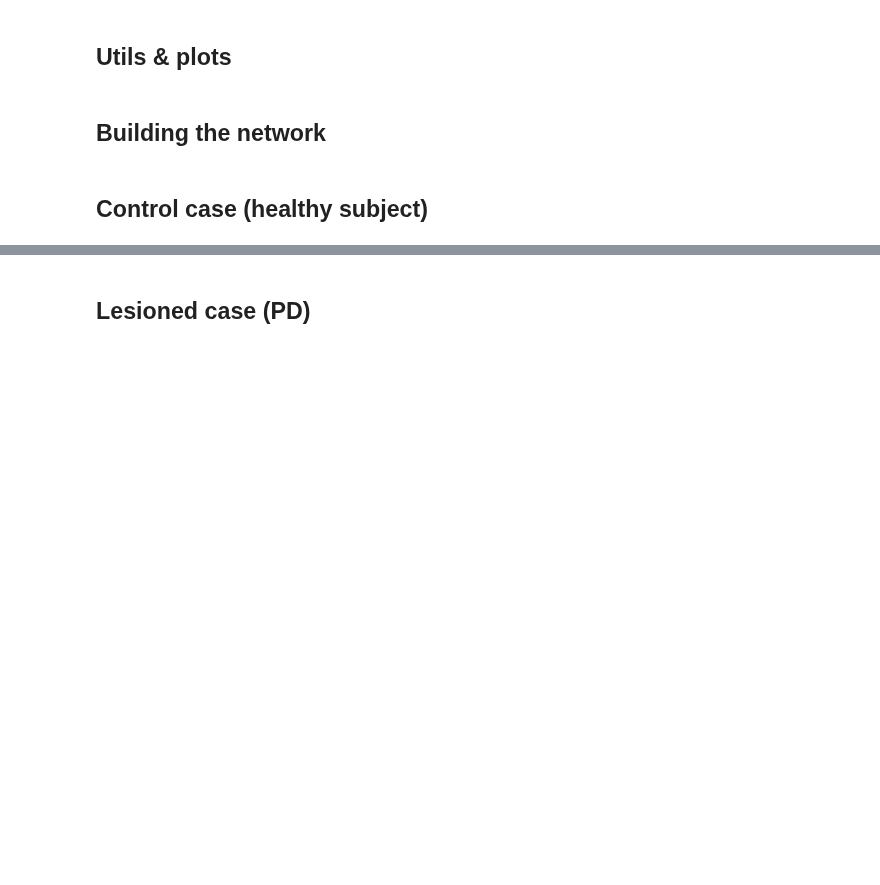
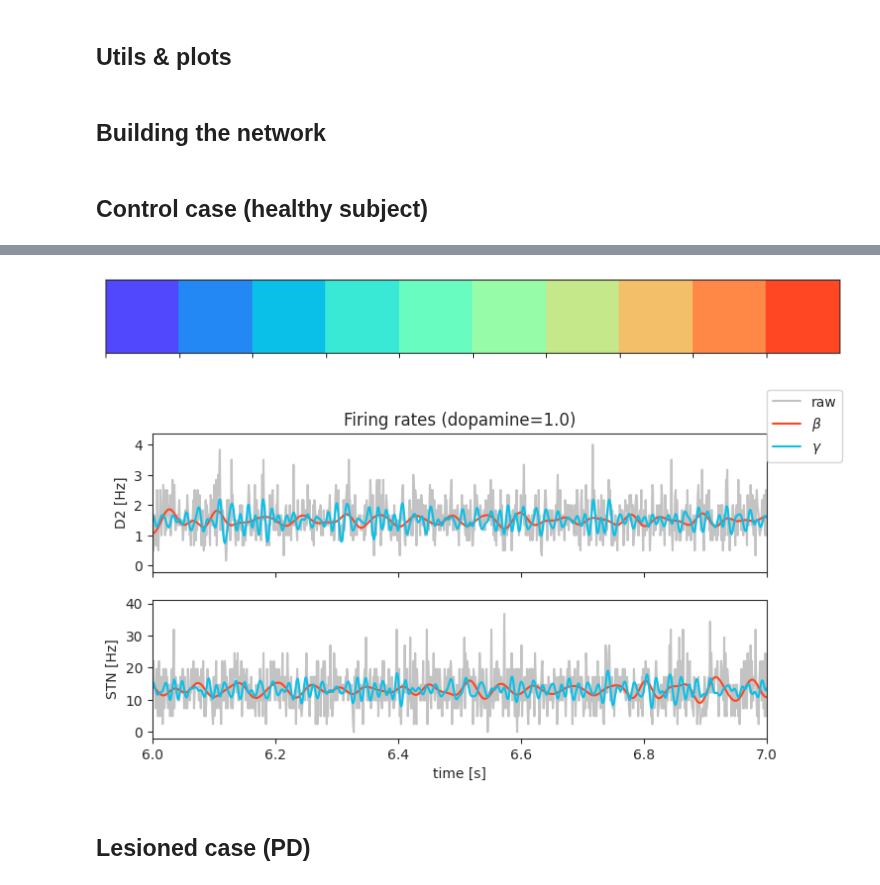
Before and after one commit to djanloo/quilt, a Jupyter notebook: bg_analysis/basal_ganglia.ipynb, the cells around one changed output, grey strips where cells are left out. Drawn from its saved outputs; the diff is of its cells as text; code cells hidden in the pictures; blank space fills up the shorter version.

Commit message:
figures for beegees: dopamine Lindahl modulation (NO CTX)

```diff
--- a/bg_analysis/basal_ganglia.ipynb
+++ b/bg_analysis/basal_ganglia.ipynb
@@ -11,10 +20,10 @@ where $\alpha$ represents the dopamine level and $x_0$ is the value of the param
 import yaml
 from rich import print
 
-NEURONS_FILE = "lindahl_neurons.yaml"
-NETWORK_FILE = "lindahl_network.yaml"
+NEURONS_FILE = "ortone_neurons.yaml"
+NETWORK_FILE = "ortone_network_dispersive.yaml"
 DOPAMINE_FILE = "lindahl_dopamine_susceptibility.yaml"
-
+DISPERSION_FILE = "dispersive_susceptibility.yaml"
 
 print("List of dopamine-dependent attributes:")
 with open(DOPAMINE_FILE, "r") as dopfile:
@@ -22,7 +31,7 @@ with open(DOPAMINE_FILE, "r") as dopfile:
 
 for item in susceptiblities:
     if 'population' in item.keys():
-        print(f"Attribute {item['attribute']:10} of population {item['population']:15}: chi = {item['susceptibility']}")
+        print(f"Attribute {item['attribute']:15} of population {item['population']:15}: chi = {item['susceptibility']}")
     elif 'projection' in item.keys():
         print(f"Attribute {item['attribute']:10} of projection {item['projection']:15}: chi = {item['susceptibility']}")
 # %% [output]
@@ -160,8 +198,9 @@ set_verbosity(1)
 # %%
 from quilt.builder import NeuronCatalogue, ParametricSpikingNetwork
 
-neuron_catalogue = NeuronCatalogue.from_yaml(NEURONS_FILE)
 sn = ParametricSpikingNetwork.from_yaml(NETWORK_FILE,
-                                        DOPAMINE_FILE,
-                                        neuron_catalogue)
+                                        NEURONS_FILE,
+                                        [DOPAMINE_FILE,
+                                         DISPERSION_FILE, "dbs.yaml"])
 sn.monitorize_spikes()
+# sn.monitorize_states("GPeTA")
@@ -173,6 +207,6 @@ sn.monitorize_spikes()
 # %% [markdown]
 ## Control case (healthy subject)
 # %%
-sn.set_parameters(dopamine=1.0, **populations_scaling)
+sn.set_parameters(dopamine=1.0, delay_dispersion=-1, **populations_scaling)
 sn.run(dt=dt, time=Tlong)
 # %% [output]
@@ -186,3 +231,37 @@ plt.gca().set_xlim(3.5, 4)
+# %%
+colors = sns.color_palette("rainbow", 10)
+sns.palplot(colors)
+fig, ax = plt.subplot_mosaic([["D2"], ["STN"]],sharex=True, figsize=(8,4))
+ax['D2'].set_title("Firing rates (dopamine=1.0)")
+for pop in ['D2', 'STN']:
+    binned_spikes = bin_spikes(sn.populations[pop].get_data('spikes'))
+    instantaneous_fr = binned_spikes/sn.populations[pop].n_neurons*1000
+
+    tt = np.linspace(0, len(instantaneous_fr)/1000, len(instantaneous_fr))
+    ax[pop].plot(tt, instantaneous_fr, color="#c3c3c3", label="raw")
+    # ax['signal'].axhline(np.mean(instantaneous_fr), ls="-", color=colors[2])
+    # ax['signal'].axhline(reasonable_firing[pop], ls=":", color=colors[-1])
+
+
+    ax[pop].plot(tt,np.mean(instantaneous_fr) + bandpass(instantaneous_fr, [12, 30], sampling_frequency), label=r"$\beta$", color=colors[9])
+    ax[pop].plot(tt, np.mean(instantaneous_fr)  + bandpass(instantaneous_fr, [30, 90], sampling_frequency), label=r"$\gamma$", color=colors[2])
+
+    ax[pop].set_xlim(6, 7)
+    ax[pop].set_ylabel(f"{pop} [Hz]")
+    ax[pop].legend()
+
+leg = ax['D2'].get_legend()
+for a in ax.values():
+    a.legend().remove()
+
+fig.legend(handles=leg.legend_handles, loc='upper right')
+
+ax["STN"].set_xlabel("time [s]")
+plt.savefig("images/firing_rates_1.pdf")
+plt.show()
+# %% [output]
+[figure, added]
+[figure, added]
 # %% [markdown]
 ## Lesioned case (PD)
 # %%
```
Also changed, not shown: parts of 29 cells of this notebook, 11 other files.
